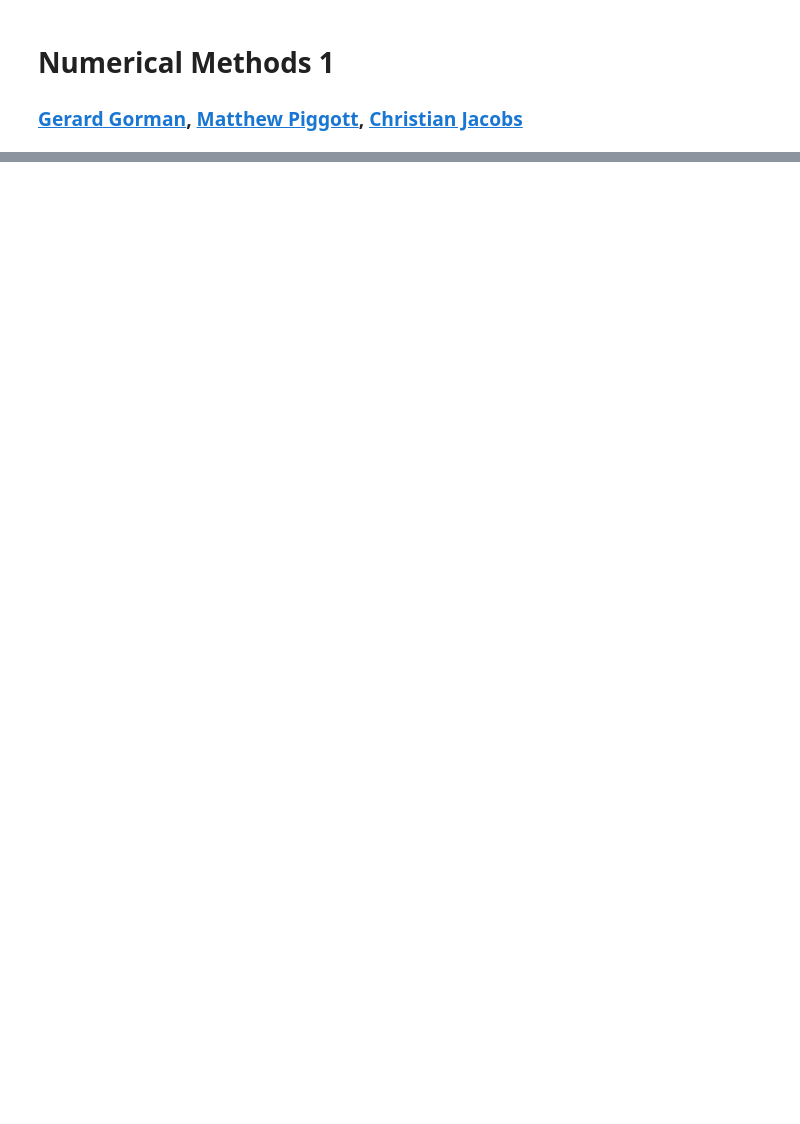
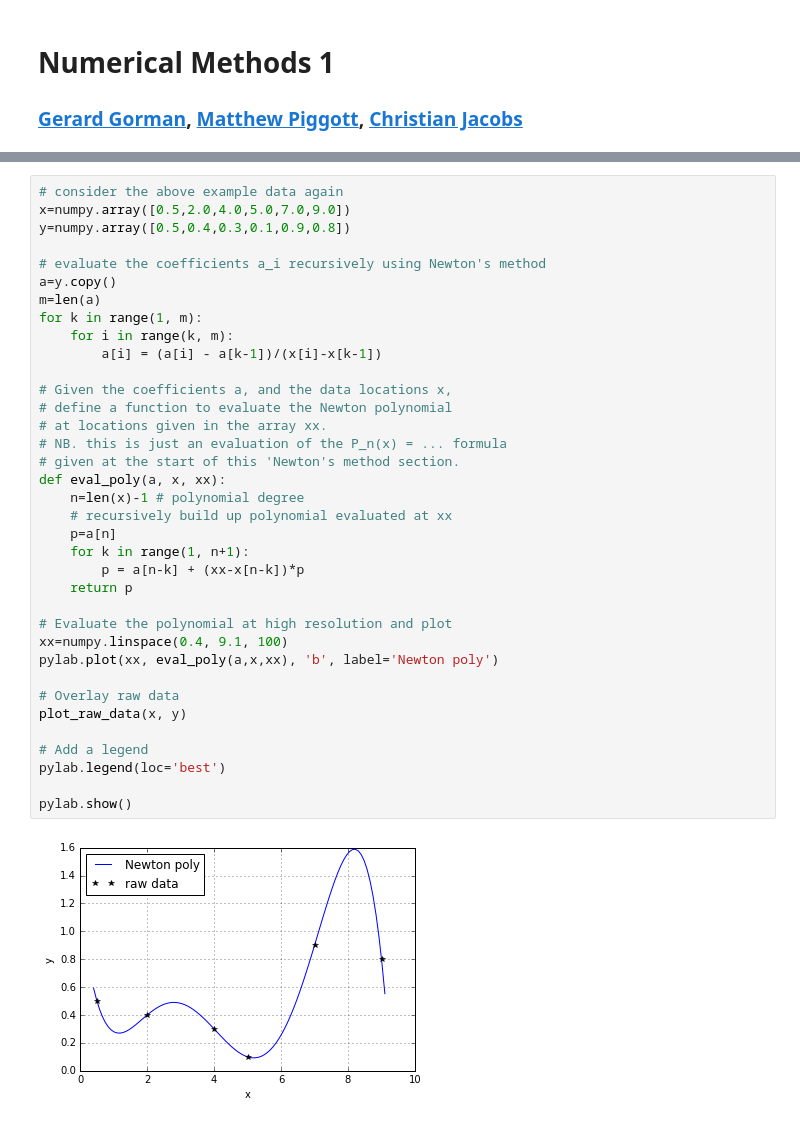
Before and after one commit to ggorman/Numerical-methods-1, a Jupyter notebook: notebook/interpolation.ipynb, the cells around one changed output, grey strips where cells are left out. Saved outputs shown, nothing was run; the diff lists cells and outputs as text; blank space fills up the shorter version.

```diff
--- a/notebook/interpolation.ipynb
+++ b/notebook/interpolation.ipynb
@@ -131,0 +199,38 @@ Write some code to compute the root-mean-square error (RMSE) for each of the cir
+# %%
+# consider the above example data again
+x=numpy.array([0.5,2.0,4.0,5.0,7.0,9.0])
+y=numpy.array([0.5,0.4,0.3,0.1,0.9,0.8])
+
+# evaluate the coefficients a_i recursively using Newton's method
+a=y.copy()
+m=len(a)
+for k in range(1, m):
+    for i in range(k, m):
+        a[i] = (a[i] - a[k-1])/(x[i]-x[k-1])
+
+# Given the coefficients a, and the data locations x,
+# define a function to evaluate the Newton polynomial
+# at locations given in the array xx.
+# NB. this is just an evaluation of the P_n(x) = ... formula
+# given at the start of this 'Newton's method section.
+def eval_poly(a, x, xx):
+    n=len(x)-1 # polynomial degree
+    # recursively build up polynomial evaluated at xx
+    p=a[n]
+    for k in range(1, n+1):
+        p = a[n-k] + (xx-x[n-k])*p
+    return p
+
+# Evaluate the polynomial at high resolution and plot
+xx=numpy.linspace(0.4, 9.1, 100)
+pylab.plot(xx, eval_poly(a,x,xx), 'b', label='Newton poly')
+
+# Overlay raw data
+plot_raw_data(x, y)
+
+# Add a legend
+pylab.legend(loc='best')
+
+pylab.show()
+# %% [output]
+[figure, added]
```
Also changed, not shown: parts of 28 cells of this notebook.
